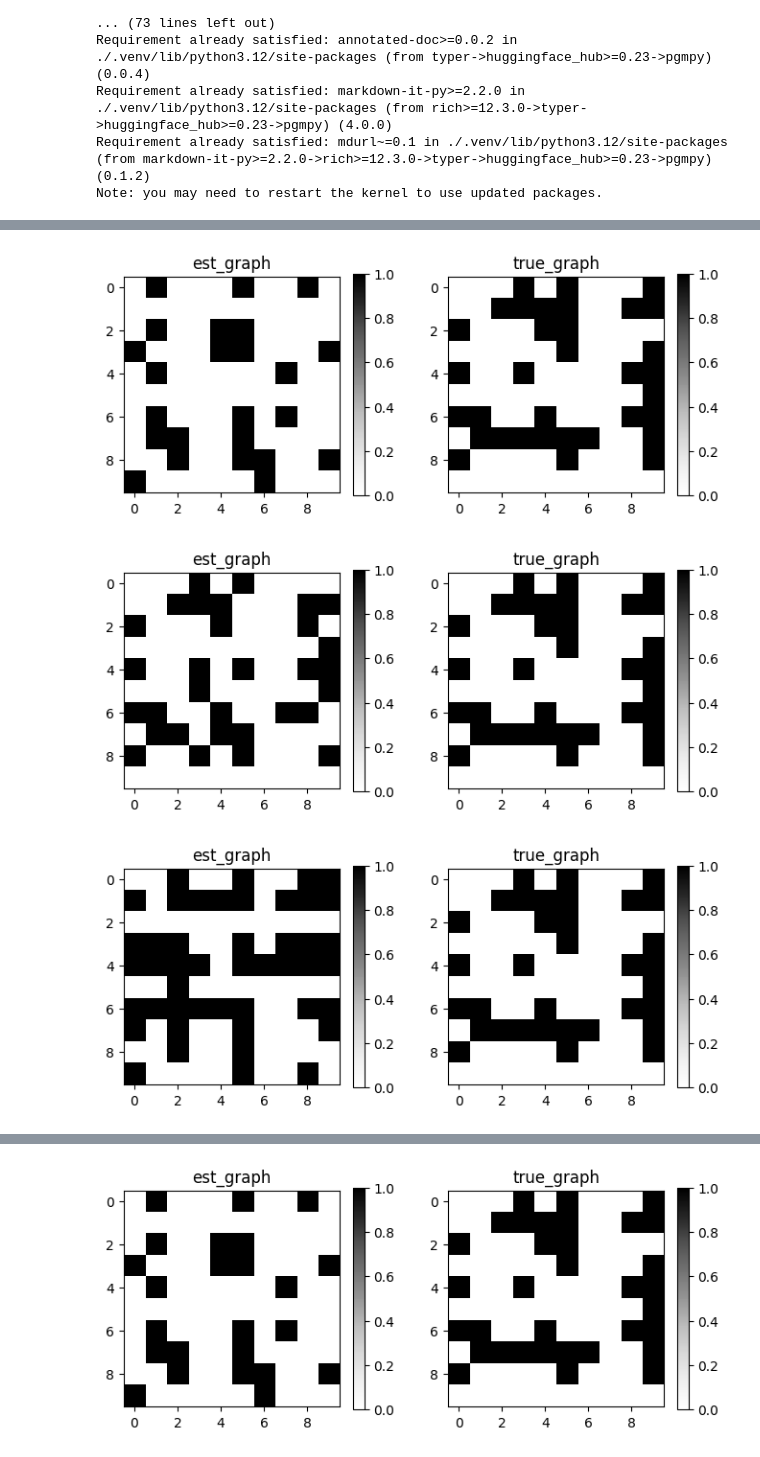
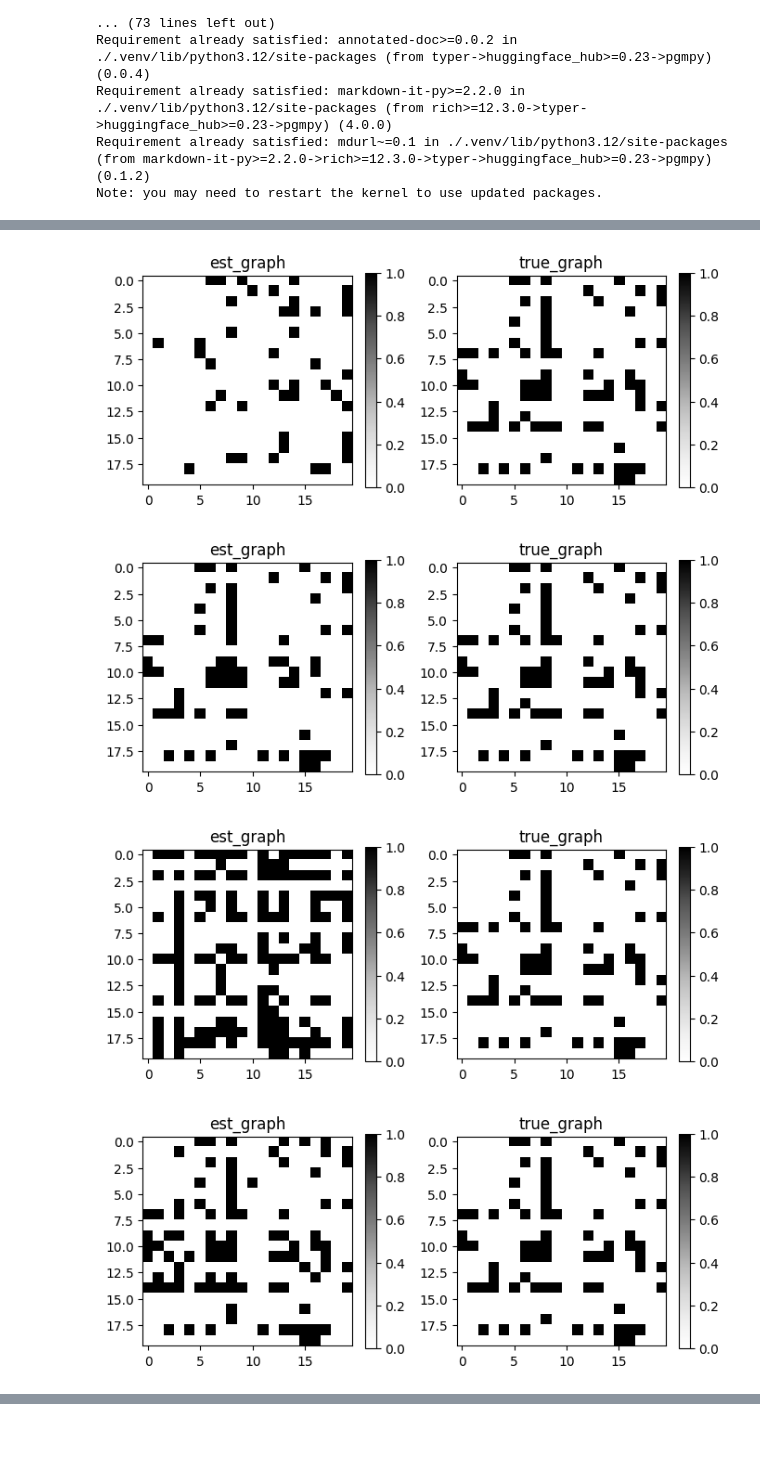
Before and after one commit to DuarteDvv/genetic_causal_graph, a Jupyter notebook: experiments.ipynb, the cells around one changed output, grey strips where cells are left out. Saved outputs shown, nothing was run; the diff lists cells and outputs as text; code cells hidden in the pictures.

```diff
--- a/experiments.ipynb
+++ b/experiments.ipynb
@@ -24,10 +24,10 @@ from castle.datasets import IIDSimulation, DAG
 import pandas as pd
 
 # gera um DAG aleatório com pesos
-weighted_random_dag = DAG.erdos_renyi(n_nodes=10, n_edges=37, weight_range=(0.5, 2.0), seed=1)
+weighted_random_dag = DAG.erdos_renyi(n_nodes=20, n_edges=80, weight_range=(0.5, 2.0), seed=1)
 
 # gera um dataset a partir do DAG
-dataset = IIDSimulation(W=weighted_random_dag, n=10000, method='linear', sem_type='gauss')
+dataset = IIDSimulation(W=weighted_random_dag, n=1000, method='linear', sem_type='gauss')
 true_causal_matrix, X = dataset.B, dataset.X
 
 df_X = pd.DataFrame(X, columns=[f'X{i}' for i in range(X.shape[1])])
@@ -64,7 +64,7 @@ GraphDAG(ges.causal_matrix, true_causal_matrix, 'result')
 from genetic_discovery.main import genetic_discovery
 
 initial_population = [pc.causal_matrix, notears.causal_matrix, ges.causal_matrix]
-best_dag = genetic_discovery(data=X ,initial_population=initial_population, max_generations=30,n_childrens=30, n_population=30, mutation_rate=0.3, crossover_rate=0.4)
+best_dag = genetic_discovery(X, n_nodes=pc.causal_matrix.shape[0], matrix_initial_pop=initial_population, num_generations=10000, population_size=500, num_parents_mating=5, mutation_rate=0.1)
 
 GraphDAG(best_dag, true_causal_matrix, 'result')
 # %% [output]
@@ -88,3 +88,4 @@ GraphDAG(best_dag, true_causal_matrix, 'result')
-[figure, old version]
+[figure, new version]
-[figure, old version]
+[figure, new version]
-[figure, old version]
+[figure, new version]
+[figure, new version]
@@ -108 +92,0 @@ GraphDAG(best_dag, true_causal_matrix, 'result')
-[figure, old version]
```
Also changed, not shown: parts of 3 cells of this notebook, 8 other files.
